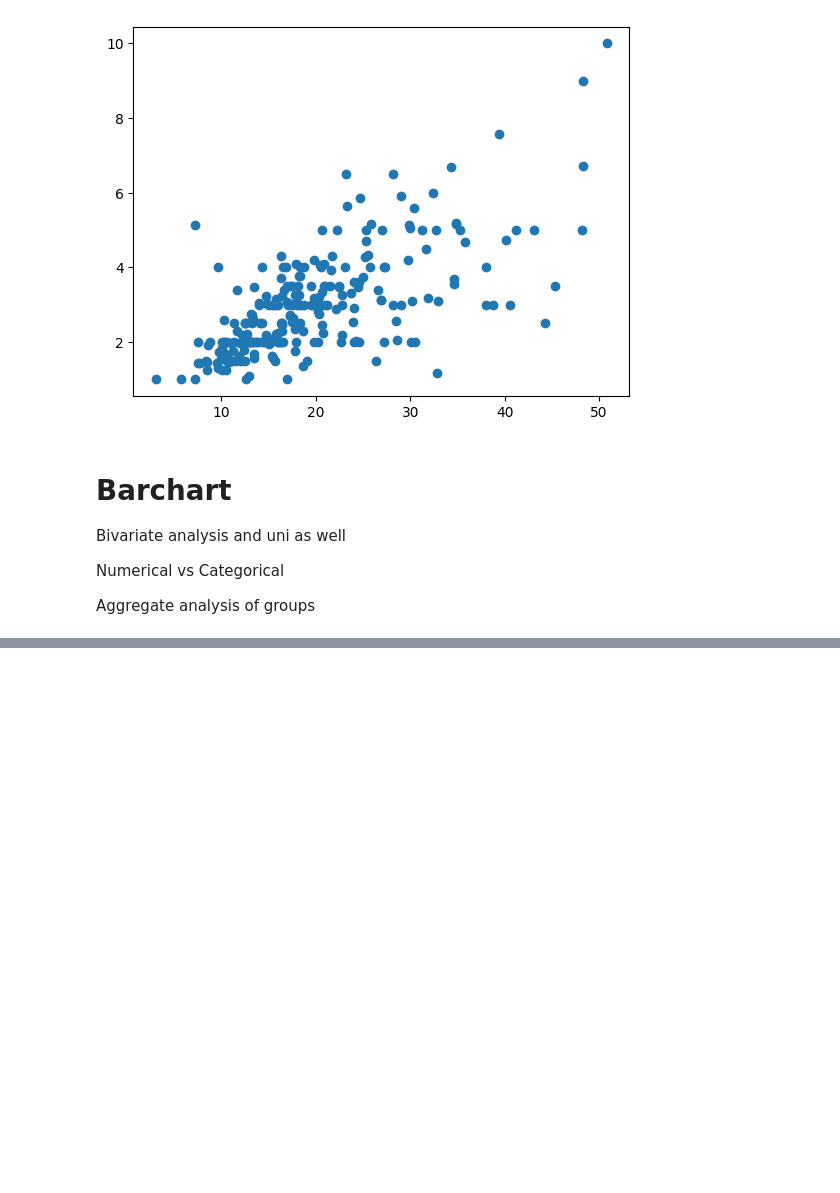
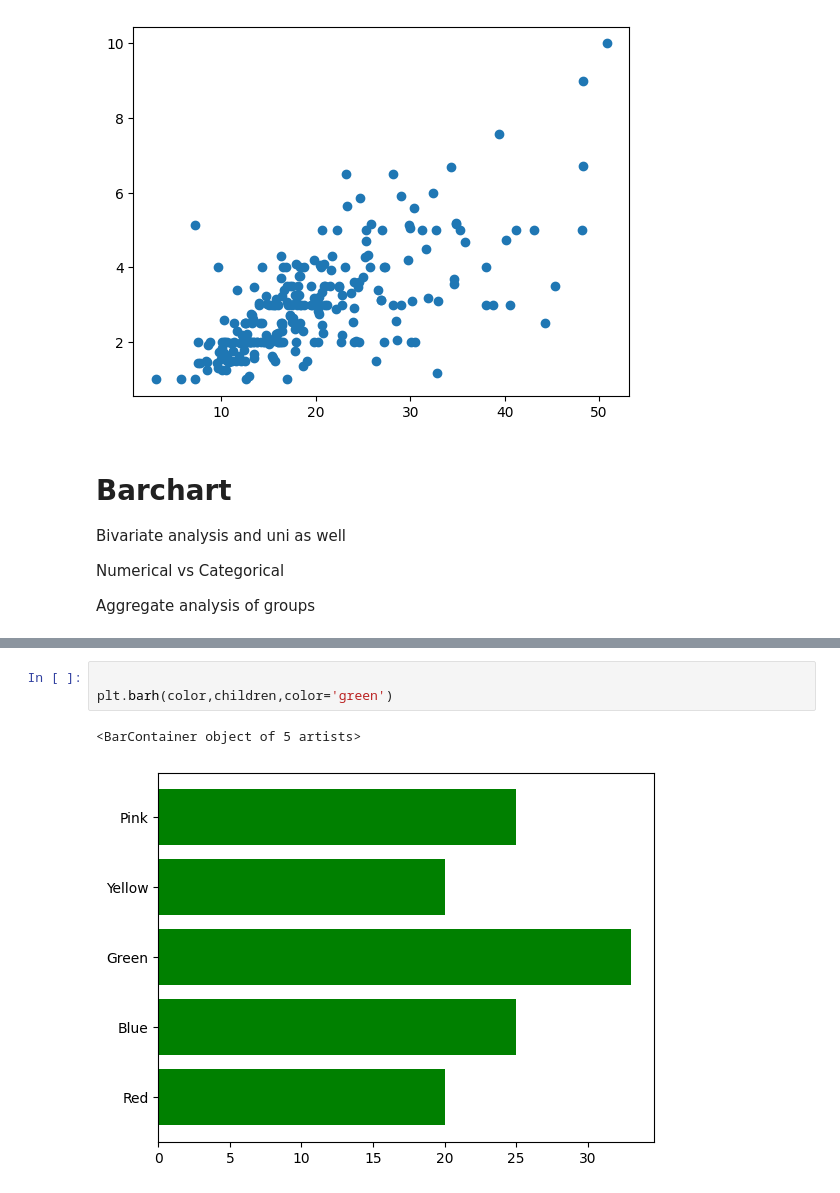
Before and after one commit to meetsudra11/python_sql, a Jupyter notebook: Matplotlib/Matplotlib.ipynb, the cells around one changed output, grey strips where cells are left out. Cells and saved outputs as stored; diff of their text form; blank space fills up the shorter version.

```diff
--- a/Matplotlib/Matplotlib.ipynb
+++ b/Matplotlib/Matplotlib.ipynb
@@ -204,0 +213,6 @@ Aggregate analysis of groups
+# %%
+
+plt.barh(color,children,color='green')
+# %% [output]
+<BarContainer object of 5 artists>
+[figure, added]
```
Also changed, not shown: parts of 30 cells of this notebook, 1 other file.
